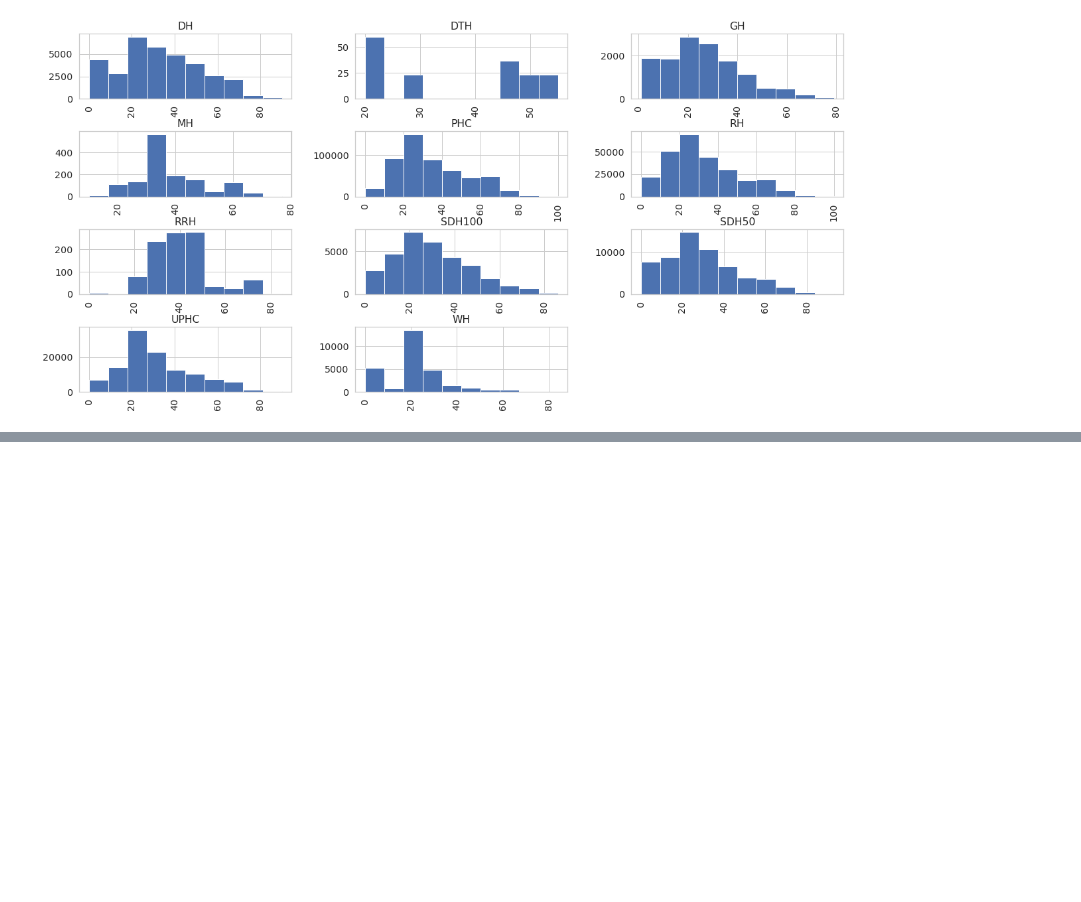
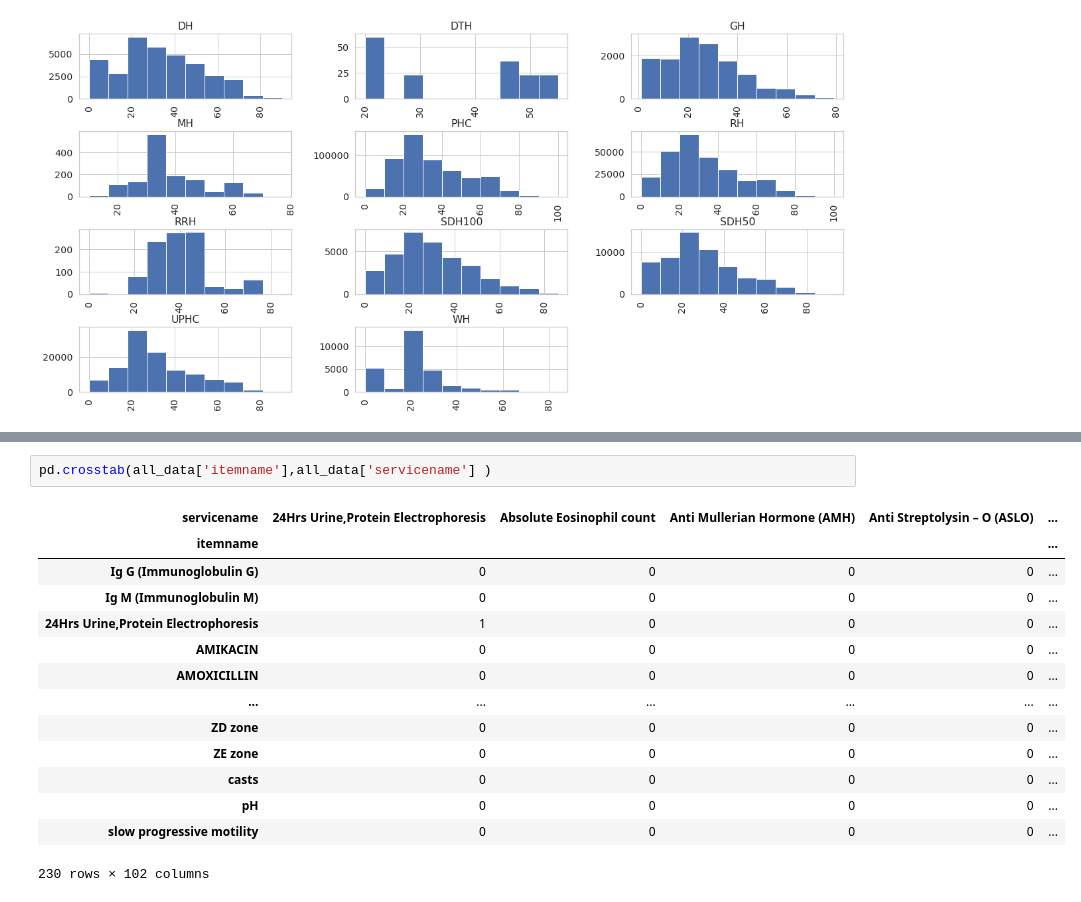
Before and after one commit to jaymalak/HIMS, a Jupyter notebook: HIMS_pilot1to3oct2019.ipynb, the cells around one changed output, grey strips where cells are left out. Saved outputs shown, nothing was run; the diff lists cells and outputs as text; blank space fills up the shorter version.

```diff
--- a/HIMS_pilot1to3oct2019.ipynb
+++ b/HIMS_pilot1to3oct2019.ipynb
@@ -666,0 +694,17 @@ array([[<matplotlib.axes._subplots.AxesSubplot object at 0x...>,
+# %%
+pd.crosstab(all_data['itemname'],all_data['servicename'] )
+# %% [output]
+| servicename | 24Hrs Urine,Protein Electrophoresis | Absolute Eosinophil count | Anti Mullerian Hormone (AMH) | Anti Streptolysin – O (ASLO) | ... |
+| itemname |  |  |  |  | ... |
+| Ig G (Immunoglobulin G) | 0 | 0 | 0 | 0 | ... |
+| Ig M (Immunoglobulin M) | 0 | 0 | 0 | 0 | ... |
+| 24Hrs Urine,Protein Electrophoresis | 1 | 0 | 0 | 0 | ... |
+| AMIKACIN | 0 | 0 | 0 | 0 | ... |
+| AMOXICILLIN | 0 | 0 | 0 | 0 | ... |
+| ... | ... | ... | ... | ... | ... |
+| ZD zone | 0 | 0 | 0 | 0 | ... |
+| ZE zone | 0 | 0 | 0 | 0 | ... |
+| casts | 0 | 0 | 0 | 0 | ... |
+| pH | 0 | 0 | 0 | 0 | ... |
+| slow progressive motility | 0 | 0 | 0 | 0 | ... |
+230 rows × 102 columns
```
Also changed, not shown: parts of 3 cells of this notebook.
